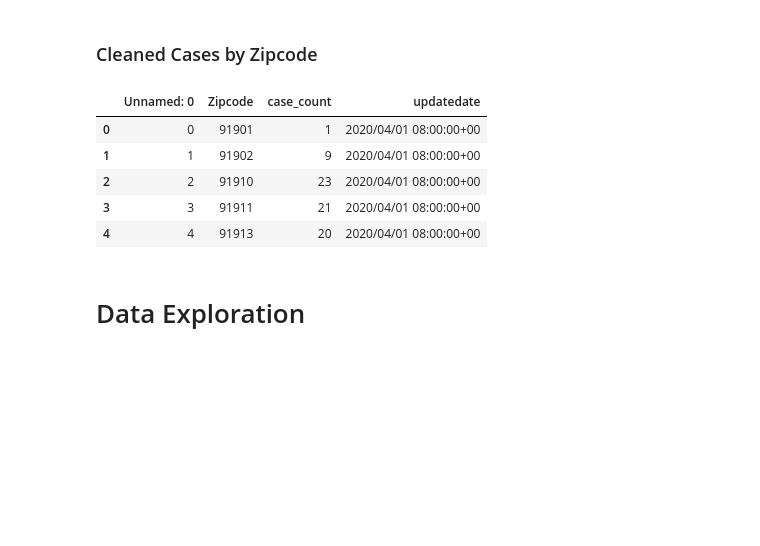
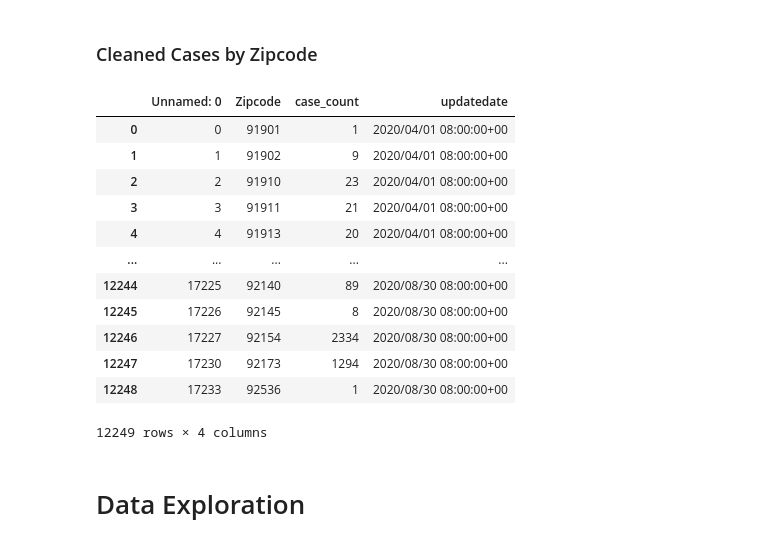
Before and after one commit to renaldyh27/COVID-Cool-for-School, a Jupyter notebook: Everything Cleaned.ipynb, the cells around one changed output. Saved outputs shown, nothing was run; the diff lists cells and outputs as text; code cells hidden in the pictures; blank space fills up the shorter version.

```diff
--- a/Everything Cleaned.ipynb
+++ b/Everything Cleaned.ipynb
@@ -259,13 +259,21 @@ cleaned_demo.head(5)
 # %%
 cleaned_cases_path = os.path.join('Datasets', 'Cleaned_Cases_by_Zipcode.csv')
 cleaned_cases = pd.read_csv(cleaned_cases_path, low_memory=False)
-cleaned_cases.head(5)
+#cleaned_cases = cleaned_cases.rename(columns={'Zipcode': 'Zip'})
+cleaned_cases
 # %% [output]
 |  | Unnamed: 0 | Zipcode | case_count | updatedate |
 | 0 | 0 | 91901 | 1 | 2020/04/01 08:00:00+00 |
 | 1 | 1 | 91902 | 9 | 2020/04/01 08:00:00+00 |
 | 2 | 2 | 91910 | 23 | 2020/04/01 08:00:00+00 |
 | 3 | 3 | 91911 | 21 | 2020/04/01 08:00:00+00 |
 | 4 | 4 | 91913 | 20 | 2020/04/01 08:00:00+00 |
+| ... | ... | ... | ... | ... |
+| 12244 | 17225 | 92140 | 89 | 2020/08/30 08:00:00+00 |
+| 12245 | 17226 | 92145 | 8 | 2020/08/30 08:00:00+00 |
+| 12246 | 17227 | 92154 | 2334 | 2020/08/30 08:00:00+00 |
+| 12247 | 17230 | 92173 | 1294 | 2020/08/30 08:00:00+00 |
+| 12248 | 17233 | 92536 | 1 | 2020/08/30 08:00:00+00 |
+12249 rows × 4 columns
 # %% [markdown]
 # Data Exploration
```
Also changed, not shown: parts of 6 cells of this notebook.
